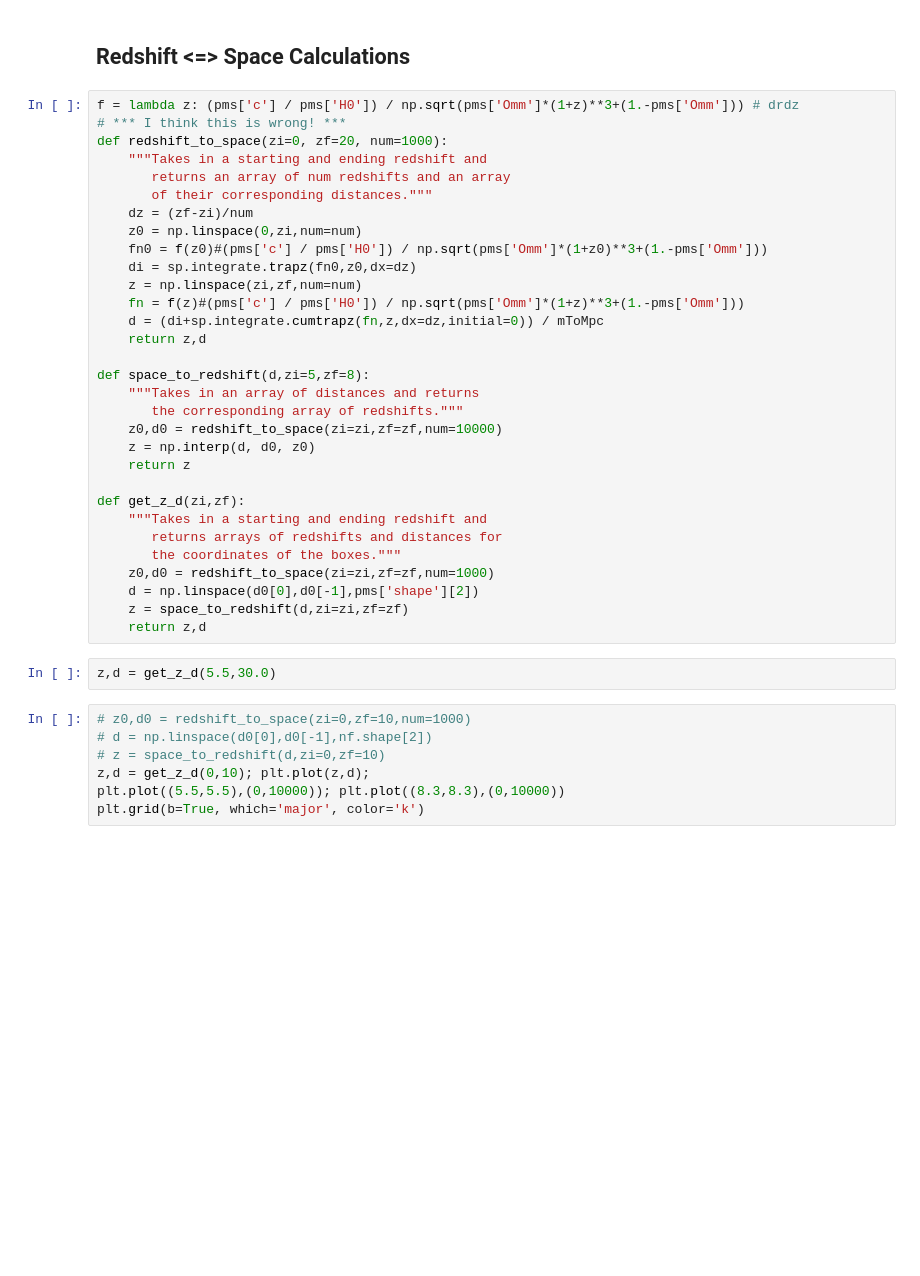
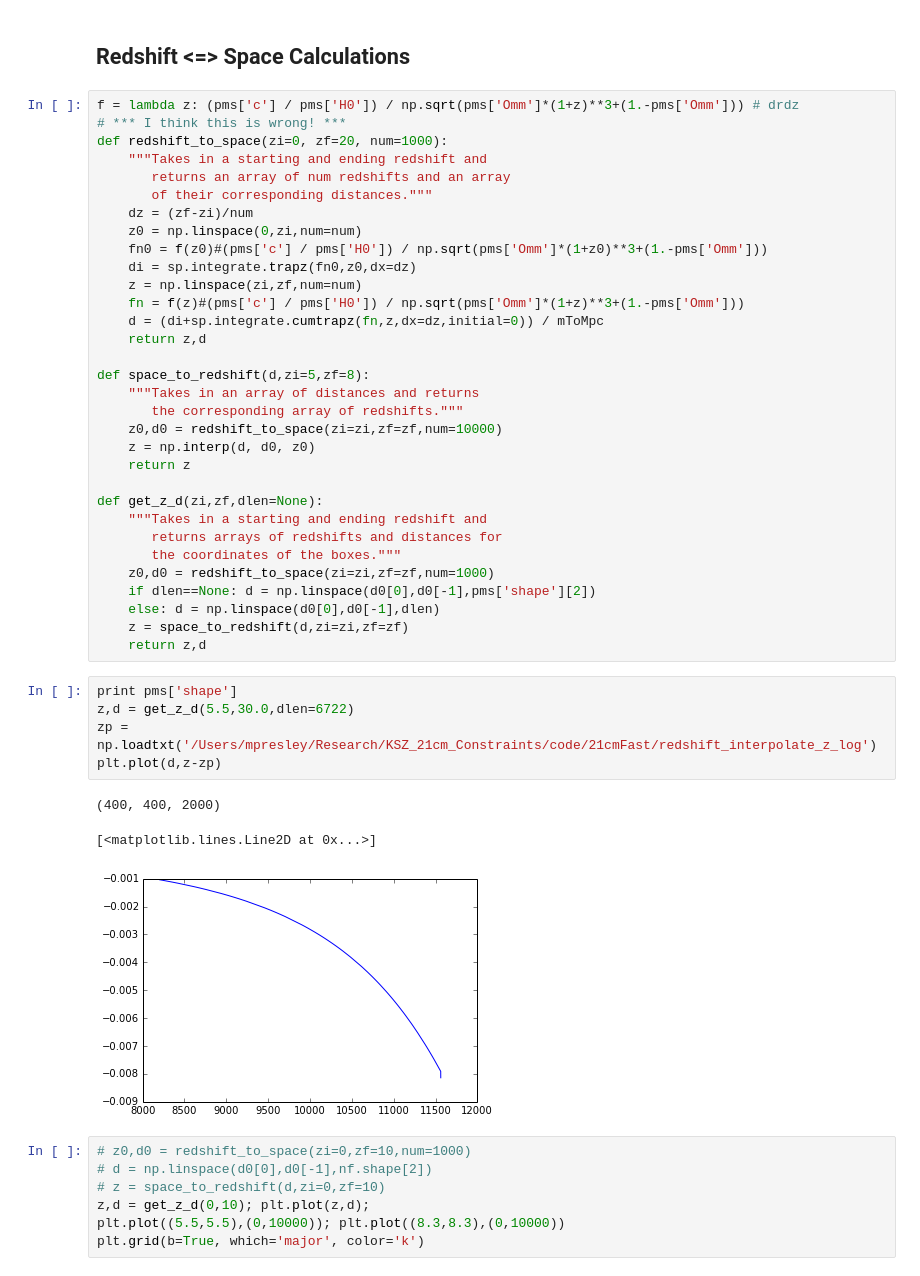
Before and after one commit to mpresley42/KSZ_21cm_Constraints, a Jupyter notebook: code/Python/ComputeTau.ipynb, the cells around one changed output. Saved outputs shown, nothing was run; the diff lists cells and outputs as text; blank space fills up the shorter version.

```diff
--- a/code/Python/ComputeTau.ipynb
+++ b/code/Python/ComputeTau.ipynb
@@ -150,16 +150,24 @@ def space_to_redshift(d,zi=5,zf=8):
     z = np.interp(d, d0, z0)
     return z
 
-def get_z_d(zi,zf):
+def get_z_d(zi,zf,dlen=None):
     """Takes in a starting and ending redshift and
        returns arrays of redshifts and distances for
        the coordinates of the boxes."""
     z0,d0 = redshift_to_space(zi=zi,zf=zf,num=1000)
-    d = np.linspace(d0[0],d0[-1],pms['shape'][2])
+    if dlen==None: d = np.linspace(d0[0],d0[-1],pms['shape'][2])
+    else: d = np.linspace(d0[0],d0[-1],dlen)
     z = space_to_redshift(d,zi=zi,zf=zf)
     return z,d
-# %%
-z,d = get_z_d(5.5,30.0)
+# %%
+print pms['shape']
+z,d = get_z_d(5.5,30.0,dlen=6722)
+zp = np.loadtxt('/Users/mpresley/Research/KSZ_21cm_Constraints/code/21cmFast/redshift_interpolate_z_log')
+plt.plot(d,z-zp)
+# %% [output]
+(400, 400, 2000)
+[<matplotlib.lines.Line2D at 0x...>]
+[figure, added]
 # %%
 # z0,d0 = redshift_to_space(zi=0,zf=10,num=1000)
 # d = np.linspace(d0[0],d0[-1],nf.shape[2])
```
Also changed, not shown: parts of 15 cells of this notebook.
